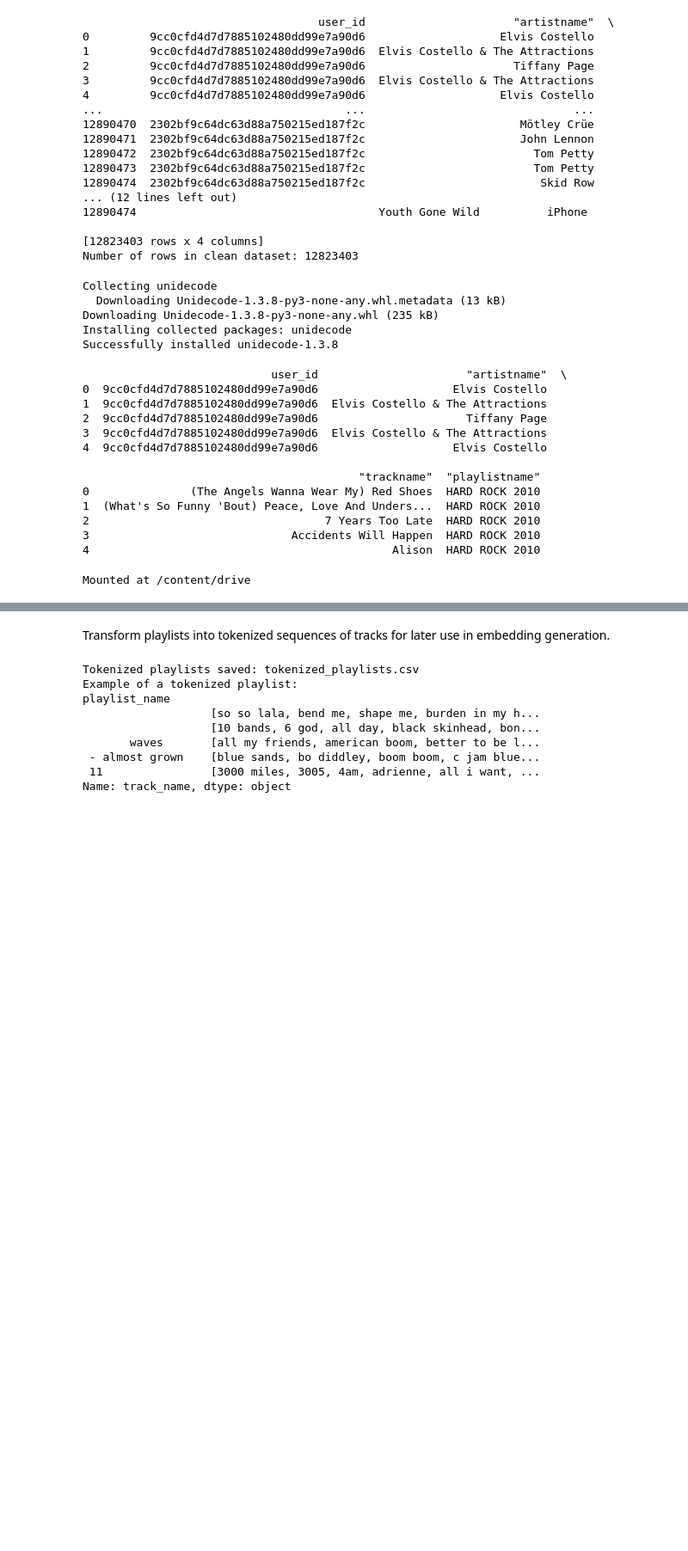
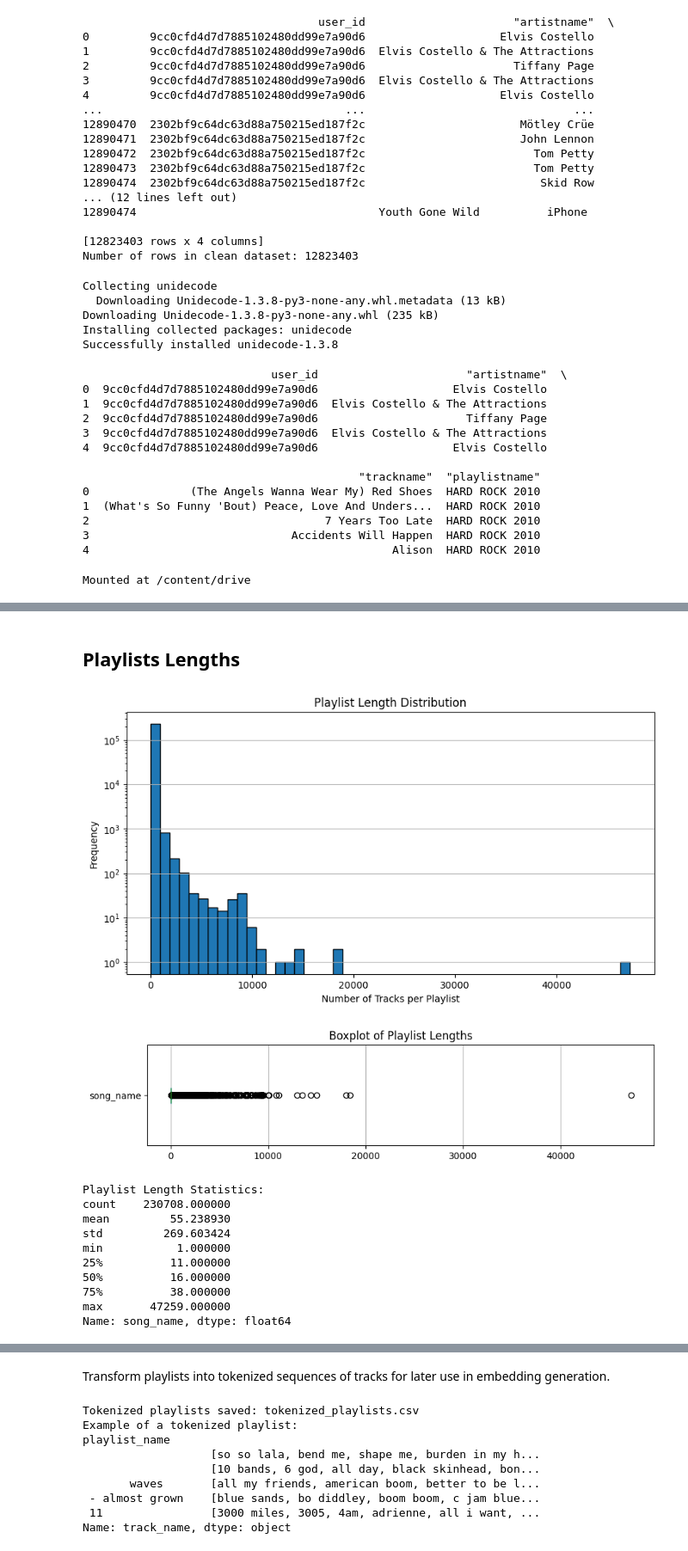
Before and after one commit to ortall0201/Spotify-Playlist-Recommender-System-Using-NLP, a Jupyter notebook: Manor/Spotify_playlist_EDA_Basic_Cleaning.ipynb, the cells around one changed output, grey strips where cells are left out. Shown at 86% size. Cells and saved outputs as stored; diff of their text form; code cells hidden in the pictures; blank space fills up the shorter version.

```diff
--- a/Manor/Spotify_playlist_EDA_Basic_Cleaning.ipynb
+++ b/Manor/Spotify_playlist_EDA_Basic_Cleaning.ipynb
@@ -764,0 +370,43 @@ Filtered dataset saved with playlists capped at 500 tracks.
+# %% [markdown]
+## Playlists Lengths
+# %%
+import matplotlib.pyplot as plt
+
+# Calculate playlist lengths
+playlist_lengths = df_cleaned_final.groupby('unq_playlist_name')['song_name'].count()
+
+# Save the playlist lengths for reference
+playlist_lengths.to_csv('playlist_lengths.csv')
+
+# Plot histogram for playlist lengths
+plt.figure(figsize=(10, 5))
+playlist_lengths.plot(kind='hist', bins=50, edgecolor='black', logy=True)
+plt.title('Playlist Length Distribution')
+plt.xlabel('Number of Tracks per Playlist')
+plt.ylabel('Frequency')
+plt.grid(axis='y')
+plt.show()
+
+# Boxplot to visualize outliers
+plt.figure(figsize=(10, 2))
+playlist_lengths.plot(kind='box', vert=False)
+plt.title('Boxplot of Playlist Lengths')
+plt.grid(axis='x')
+plt.show()
+
+# Basic statistics of playlist lengths
+print("Playlist Length Statistics:")
+print(playlist_lengths.describe())
+# %% [output]
+[figure, added]
+[figure, added]
+Playlist Length Statistics:
+count    230708.000000
+mean         55.238930
+std         269.603424
+min           1.000000
+25%          11.000000
+50%          16.000000
+75%          38.000000
+max       47259.000000
+Name: song_name, dtype: float64
```
Also changed, not shown: parts of 96 cells of this notebook.
